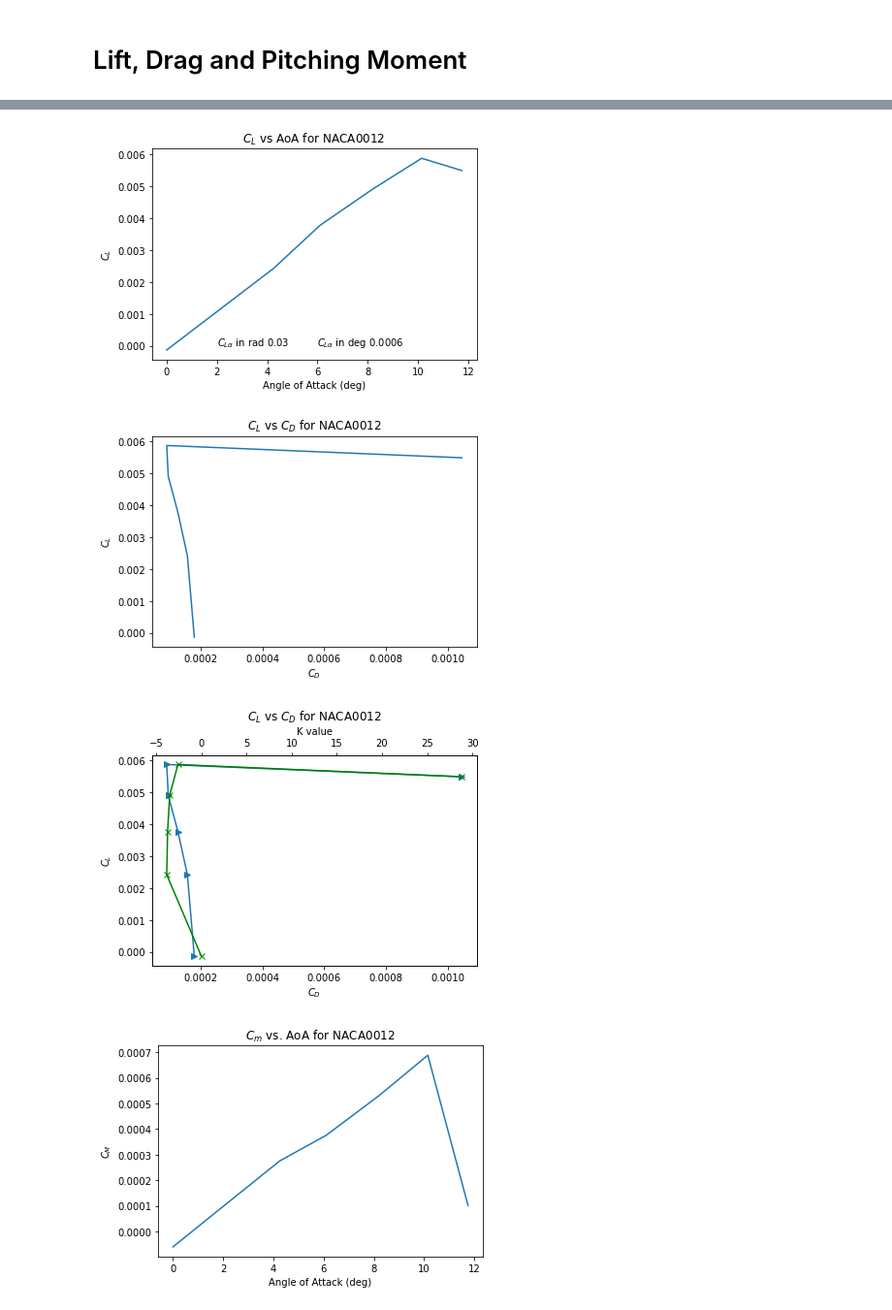
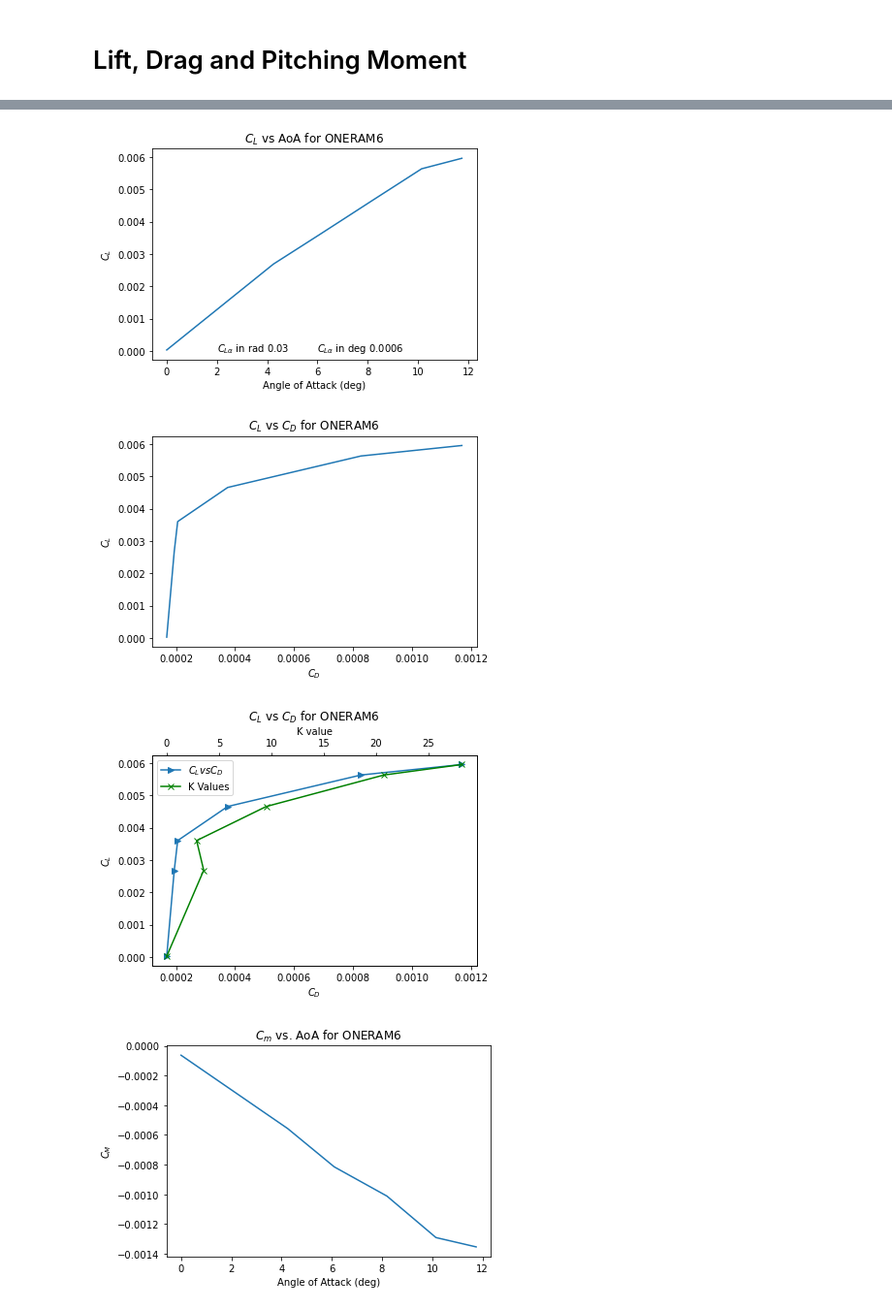
Before and after one commit to HarrisonStoelting/AeroLab, a Jupyter notebook: Lab5/Lab5_analysis.ipynb, the cells around one changed output, grey strips where cells are left out. Shown at 97% size. Drawn from its saved outputs; the diff is of its cells as text; code cells hidden in the pictures.

Commit message:
Final save after all images and tables were saved

```diff
--- a/Lab5/Lab5_analysis.ipynb
+++ b/Lab5/Lab5_analysis.ipynb
@@ -7,7 +7,7 @@ import time
 # Pre-Processing
 # %%
 #importing the excel  file
-filename = "Lab5_Group16_NACA0012.csv"
+filename = "Lab5_ONERAM6.csv"
 raw_data = pd.read_csv(filename)
 
 #breaking the data into each test (10 tests, 21 points per test)
@@ -211,7 +211,7 @@ for i in range(len(AoA)):
 d = {'AoA (rad)': AoA_val, 'Axial Force (lbf)': AF_val, 'Normal Force (lbf)': NF_val, 'Pitching Moment (lbf-in)': PM_val, 'C_L': C_L_AoA, 'C_D': C_D_AoA, 'C_m': C_M_AoA}
 Q3b_df = pd.DataFrame(data=d)
 print(Q3b_df)
-Q3b_df.to_excel("Q3_PartB_Table_NACA0012.xlsx")
+Q3b_df.to_excel("Q3_PartB_Table_ONERAM6.xlsx")
 
 #part 3c
 AoA_val_deg = []
@@ -229,14 +229,14 @@ plt.ylabel(r'$C_L$')
 plt.xlabel("Angle of Attack (deg)")
 plt.text(2, 0, r'$C_{L\alpha}$' + " in rad {:.2f}".format(C_Lalpha_rad))
 plt.text(6, 0, r'$C_{L\alpha}$' + " in deg {:.4f}".format(C_Lalpha_deg))
-plt.title(r'$C_L$' + " vs AoA for NACA0012")
+plt.title(r'$C_L$' + " vs AoA for ONERAM6")
 plt.show()
 
 #part 3d
 plt.plot(C_D_AoA, C_L_AoA)
 plt.xlabel(r'$C_D$')
 plt.ylabel(r'$C_L$')
-plt.title(r'$C_L$' + " vs " + r'$C_D$' + " for NACA0012")
+plt.title(r'$C_L$' + " vs " + r'$C_D$' + " for ONERAM6")
 plt.show()
 
 #Estimating the the drag due to the lift factor K
@@ -248,12 +248,13 @@ for i in range(len(C_L_AoA)):
 fig = plt.figure()
 ax1 = fig.add_subplot(111)
 ax2 = ax1.twiny()
-ax1.plot(C_D_AoA, C_L_AoA, '->')
+line1, = ax1.plot(C_D_AoA, C_L_AoA, '->', label=r"$C_L vs C_D$")
 ax1.set_xlabel(r'$C_D$')
 ax1.set_ylabel(r'$C_L$')
-ax1.set_title(r'$C_L$' + " vs " + r'$C_D$' + " for NACA0012")
-ax2.plot(K, C_L_AoA, '-gx')
+ax1.set_title(r'$C_L$' + " vs " + r'$C_D$' + " for ONERAM6")
+line2, = ax2.plot(K, C_L_AoA, '-gx', label="K Values")
 ax2.set_xlabel("K value")
+plt.legend(handles=[line1, line2])
 plt.show()
 
 #Plotting C_M vs AoA
@@ -266,13 +267,13 @@ for i in range(len(C_M_AoA)-1):
 plt.plot(AoA_val_deg, C_M_AoA)
 plt.ylabel(r'$C_M$')
 plt.xlabel("Angle of Attack (deg)")
-plt.title(r'$C_m$' + " vs. AoA for NACA0012")
+plt.title(r'$C_m$' + " vs. AoA for ONERAM6")
 plt.show()
 
-print('C_M_alpha' + " for NACA0012")
+print('C_M_alpha' + " for ONERAM6")
 print(C_M_alpha)
 d = {"C_M_alpha": C_M_alpha}
 C_M_alpha_df = pd.DataFrame(data=d)
-C_M_alpha_df.to_excel("C_M_alpha Values NACA0012.xlsx")
+C_M_alpha_df.to_excel("C_M_alpha Values ONERAM6.xlsx")
 # %% [output]
    AoA (rad)  Axial Force (lbf)  Normal Force (lbf)  Pitching Moment (lbf-in)  \
@@ -293,4 +294,4 @@ C_M_alpha_df.to_excel("C_M_alpha Values NACA0012.xlsx")
-[figure, old version]
+[figure, new version]
-[figure, old version]
+[figure, new version]
-[figure, old version]
+[figure, new version]
-[figure, old version]
+[figure, new version]
```
Also changed, not shown: parts of 2 cells of this notebook.
